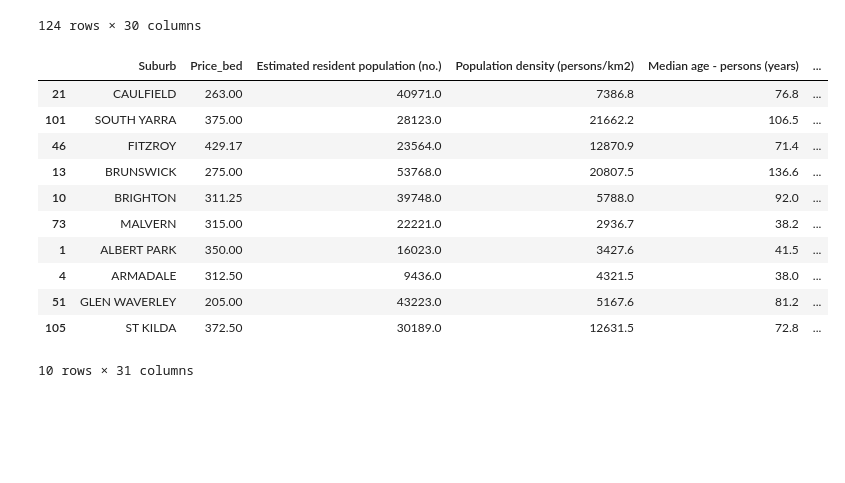
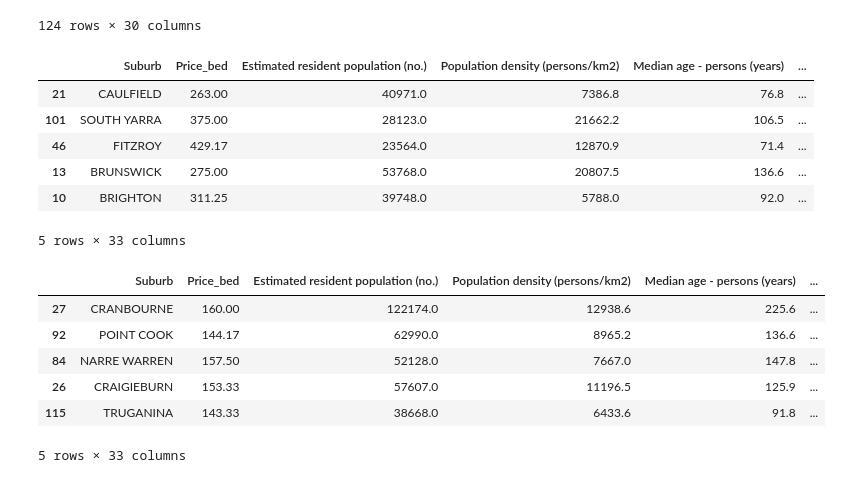
Before and after one commit to vanessagraciia/Real-Estate-Industry-Project, a Jupyter notebook: notebooks/livability - vanessa.ipynb, the cells around one changed output. Cells and saved outputs as stored; diff of their text form; code cells hidden in the pictures; blank space fills up the shorter version.

```diff
--- a/notebooks/livability - vanessa.ipynb
+++ b/notebooks/livability - vanessa.ipynb
@@ -427,18 +427,28 @@ merge_df
 124 rows × 30 columns
 # %%
 merge_df['liveability_score'] = (0.25*-merge_df['crime_score']) + (0.2*merge_df['healthcare_score']) + (0.25*merge_df['amenities']) + (0.1*merge_df['schools_score']) + (0.2*merge_df['transport_score'])
+# %%
+merge_df['liveability_rank'] = merge_df['liveability_score'].rank(ascending=False)
+merge_df['affordability_rank'] = merge_df['RAI'].rank(ascending=False)
 # %%
-merge_df.sort_values(by='liveability_score', ascending=False).head(10)
+liveability = merge_df.sort_values(by='liveability_rank', ascending=True).head()
+liveability
 # %% [output]
 |  | Suburb | Price_bed | Estimated resident population (no.) | Population density (persons/km2) | Median age - persons (years) | ... |
 | 21 | CAULFIELD | 263.00 | 40971.0 | 7386.8 | 76.8 | ... |
 | 101 | SOUTH YARRA | 375.00 | 28123.0 | 21662.2 | 106.5 | ... |
 | 46 | FITZROY | 429.17 | 23564.0 | 12870.9 | 71.4 | ... |
 | 13 | BRUNSWICK | 275.00 | 53768.0 | 20807.5 | 136.6 | ... |
 | 10 | BRIGHTON | 311.25 | 39748.0 | 5788.0 | 92.0 | ... |
-| 73 | MALVERN | 315.00 | 22221.0 | 2936.7 | 38.2 | ... |
-| 1 | ALBERT PARK | 350.00 | 16023.0 | 3427.6 | 41.5 | ... |
-| 4 | ARMADALE | 312.50 | 9436.0 | 4321.5 | 38.0 | ... |
-| 51 | GLEN WAVERLEY | 205.00 | 43223.0 | 5167.6 | 81.2 | ... |
-| 105 | ST KILDA | 372.50 | 30189.0 | 12631.5 | 72.8 | ... |
-10 rows × 31 columns
+5 rows × 33 columns
+# %%
+affordability = merge_df.sort_values(by='affordability_rank', ascending=True).head()
+affordability
+# %% [output]
+|  | Suburb | Price_bed | Estimated resident population (no.) | Population density (persons/km2) | Median age - persons (years) | ... |
+| 27 | CRANBOURNE | 160.00 | 122174.0 | 12938.6 | 225.6 | ... |
+| 92 | POINT COOK | 144.17 | 62990.0 | 8965.2 | 136.6 | ... |
+| 84 | NARRE WARREN | 157.50 | 52128.0 | 7667.0 | 147.8 | ... |
+| 26 | CRAIGIEBURN | 153.33 | 57607.0 | 11196.5 | 125.9 | ... |
+| 115 | TRUGANINA | 143.33 | 38668.0 | 6433.6 | 91.8 | ... |
+5 rows × 33 columns
```
Also changed, not shown: parts of 2 cells of this notebook, 8 other files.
